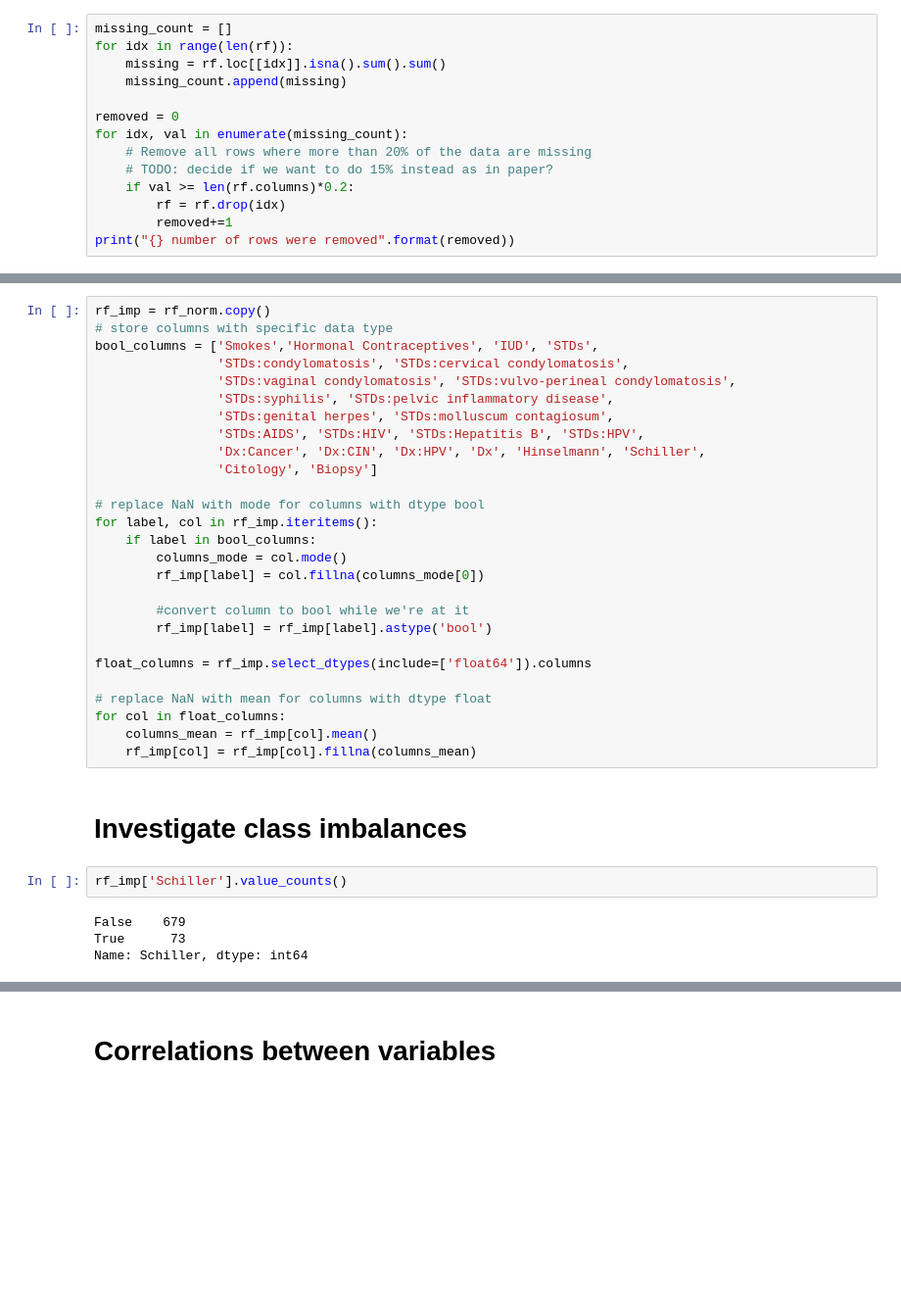
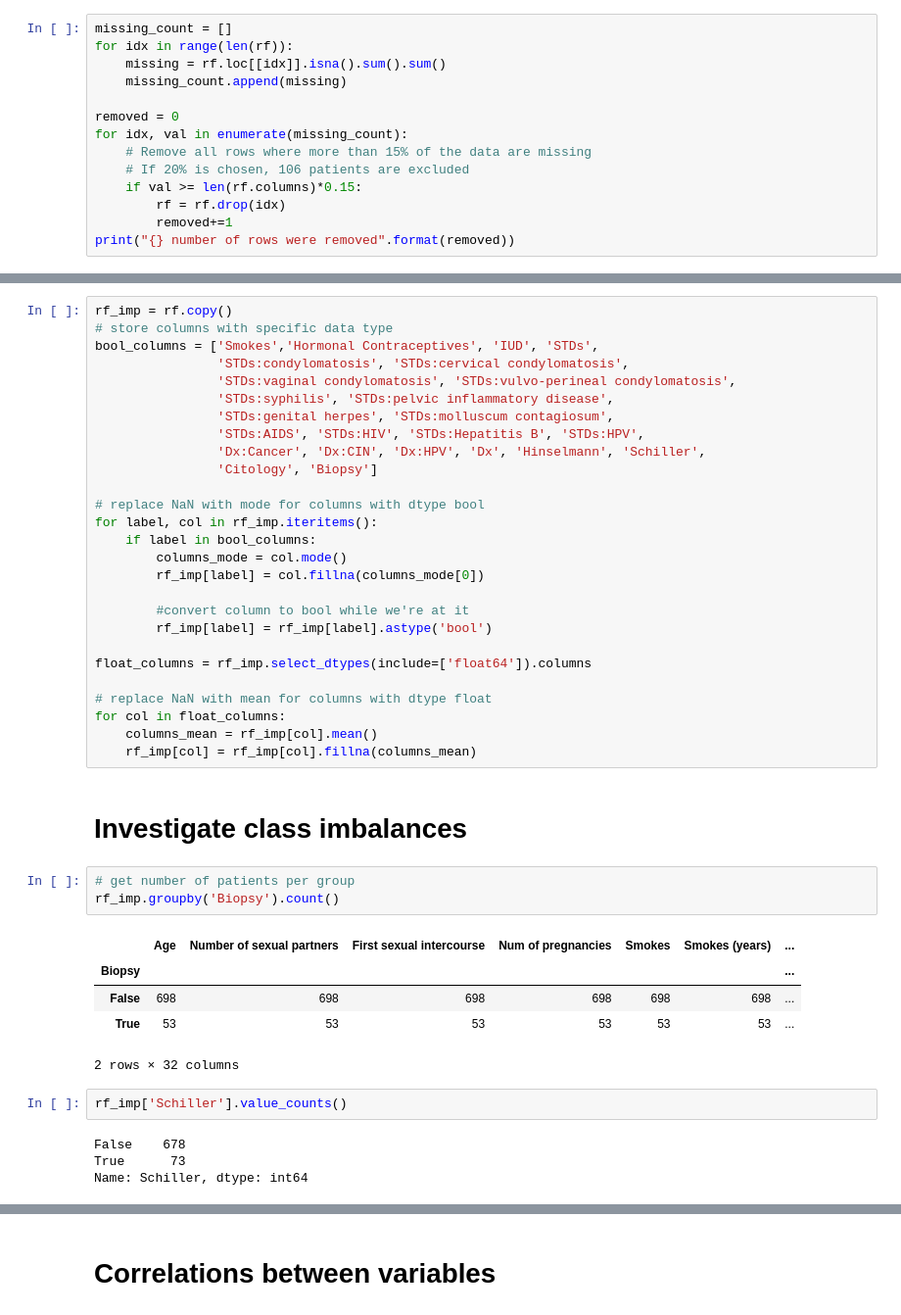
Before and after one commit to claralotta/Data-driven-healthcare, a Jupyter notebook: CervialCancerRisks.ipynb, the cells around one changed output, grey strips where cells are left out. Shown at 98% size. Cells and saved outputs as stored; diff of their text form; blank space fills up the shorter version.

```diff
--- a/CervialCancerRisks.ipynb
+++ b/CervialCancerRisks.ipynb
@@ -111,9 +118,9 @@ for idx in range(len(rf)):
 
 removed = 0
 for idx, val in enumerate(missing_count):
-    # Remove all rows where more than 20% of the data are missing
-    # TODO: decide if we want to do 15% instead as in paper?
-    if val >= len(rf.columns)*0.2:
+    # Remove all rows where more than 15% of the data are missing
+    # If 20% is chosen, 106 patients are excluded
+    if val >= len(rf.columns)*0.15:
         rf = rf.drop(idx)
         removed+=1
 print("{} number of rows were removed".format(removed))
@@ -140,7 +150,7 @@ Razali, Nazim & Mostafa, Salama & Mustapha, Aida & Abd Wahab, Mohd Helmy & Ibrah
 "Missing values for attribute that have integer data type were filled using the sample mean while boolean
 were filled using the sample mode."
 # %%
-rf_imp = rf_norm.copy()
+rf_imp = rf.copy()
 # store columns with specific data type
 bool_columns = ['Smokes','Hormonal Contraceptives', 'IUD', 'STDs',
                 'STDs:condylomatosis', 'STDs:cervical condylomatosis',
@@ -168,10 +178,19 @@ for col in float_columns:
     rf_imp[col] = rf_imp[col].fillna(columns_mean)
 # %% [markdown]
 # Investigate class imbalances
+# %%
+# get number of patients per group
+rf_imp.groupby('Biopsy').count()
+# %% [output]
+|  | Age | Number of sexual partners | First sexual intercourse | Num of pregnancies | Smokes | Smokes (years) | ... |
+| Biopsy |  |  |  |  |  |  | ... |
+| False | 698 | 698 | 698 | 698 | 698 | 698 | ... |
+| True | 53 | 53 | 53 | 53 | 53 | 53 | ... |
+2 rows × 32 columns
 # %%
 rf_imp['Schiller'].value_counts()
 # %% [output]
-False    679
+False    678
 True      73
 Name: Schiller, dtype: int64
 # %%
```
Also changed, not shown: parts of 27 cells of this notebook.
